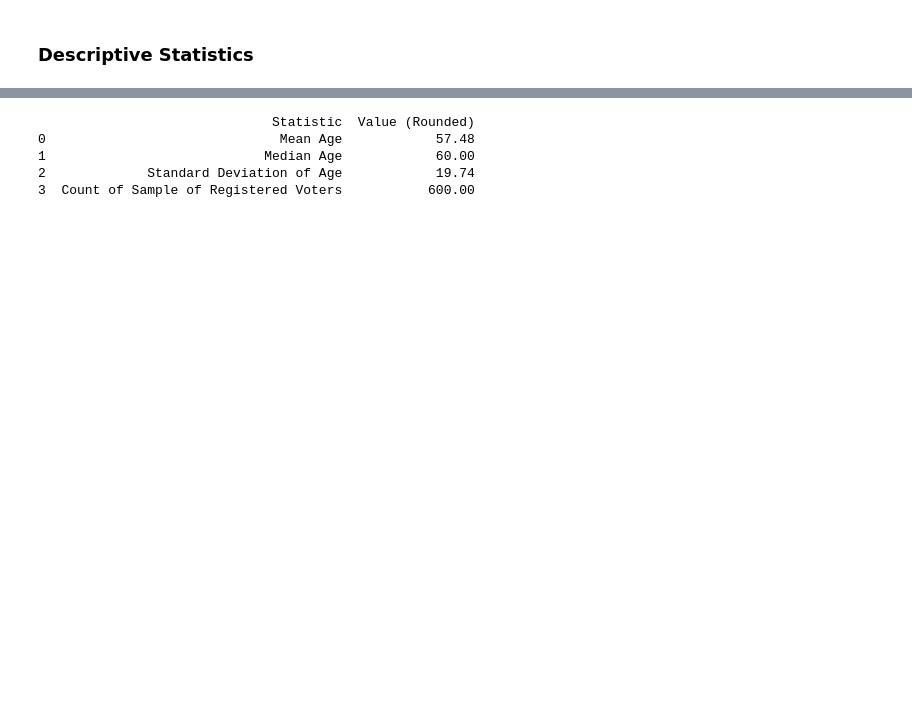
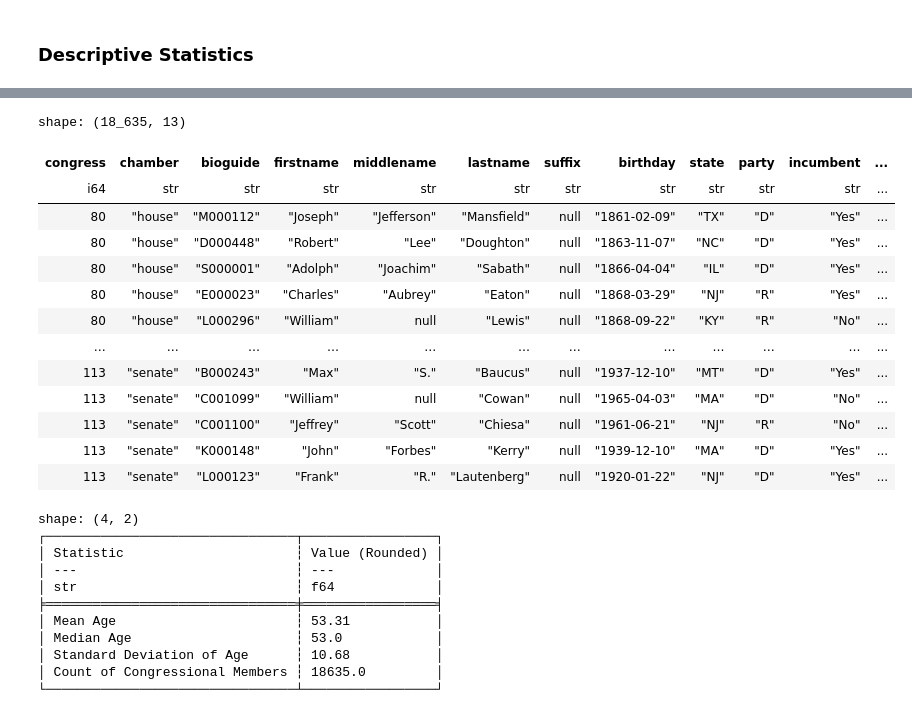
Before and after one commit to nogibjj/PeterdeGuzman_Mini3, a Jupyter notebook: main.ipynb, the cells around one changed output, grey strips where cells are left out. Drawn from its saved outputs; the diff is of its cells as text; code cells hidden in the pictures; blank space fills up the shorter version.

```diff
--- a/main.ipynb
+++ b/main.ipynb
@@ -38,10 +16,37 @@ display(df)
+# %%
+# Define Function to Read in Data from Github URL
+
+
+def read_congressdata(url):
+    return pl.read_csv(url, has_header=True, truncate_ragged_lines=True)
+
+
+# Load Data
+url = "https://github.com/fivethirtyeight/data/blob/master/congress-age/congress-terms.csv?raw=true"
+df = read_congressdata(url)
+display(df)
+# %% [output]
+shape: (18_635, 13)
+| congress | chamber | bioguide | firstname | middlename | lastname | suffix | birthday | state | party | incumbent | ... |
+| i64 | str | str | str | str | str | str | str | str | str | str | ... |
+| 80 | "house" | "M000112" | "Joseph" | "Jefferson" | "Mansfield" | null | "1861-02-09" | "TX" | "D" | "Yes" | ... |
+| 80 | "house" | "D000448" | "Robert" | "Lee" | "Doughton" | null | "1863-11-07" | "NC" | "D" | "Yes" | ... |
+| 80 | "house" | "S000001" | "Adolph" | "Joachim" | "Sabath" | null | "1866-04-04" | "IL" | "D" | "Yes" | ... |
+| 80 | "house" | "E000023" | "Charles" | "Aubrey" | "Eaton" | null | "1868-03-29" | "NJ" | "R" | "Yes" | ... |
+| 80 | "house" | "L000296" | "William" | null | "Lewis" | null | "1868-09-22" | "KY" | "R" | "No" | ... |
+| … | … | … | … | … | … | … | … | … | … | … | ... |
+| 113 | "senate" | "B000243" | "Max" | "S." | "Baucus" | null | "1937-12-10" | "MT" | "D" | "Yes" | ... |
+| 113 | "senate" | "C001099" | "William" | null | "Cowan" | null | "1965-04-03" | "MA" | "D" | "No" | ... |
+| 113 | "senate" | "C001100" | "Jeffrey" | "Scott" | "Chiesa" | null | "1961-06-21" | "NJ" | "R" | "No" | ... |
+| 113 | "senate" | "K000148" | "John" | "Forbes" | "Kerry" | null | "1939-12-10" | "MA" | "D" | "Yes" | ... |
+| 113 | "senate" | "L000123" | "Frank" | "R." | "Lautenberg" | null | "1920-01-22" | "NJ" | "D" | "Yes" | ... |
 # %%
-# Define Functions to Calculate Mean, Median, and Standard Deviation of Age Among Registered Voters
+# Define Functions to Calculate Mean, Median, and Standard Deviation of Age
 def mean_age(df):
     # calculate mean of column with "age" in it
     age_column = [col for col in df.columns if "age" in col]
     if age_column:
-        # Assuming there's only one age column in NC voter file data
+        # Assuming there's onlmeany one age column in NC voter file data
         column_name = age_column[0]
         # Calculate the mean of the identified column
         result = df[column_name].mean()
@@ -85,7 +90,7 @@ summary = {
         "Mean Age",
         "Median Age",
         "Standard Deviation of Age",
-        "Count of Sample of Registered Voters",
+        "Count of Congressional Members",
     ],
     "Value (Rounded)": [
         round(mean_age(df), 2),
@@ -94,16 +99,21 @@ summary = {
         round(len(df), 2),
     ],
 }
-
 # Create DataFrame
-summarydf = pd.DataFrame(summary)
+summarydf = pl.DataFrame(summary)
 print(summarydf)
 # %% [output]
-                              Statistic  Value (Rounded)
-0                              Mean Age            57.48
-1                            Median Age            60.00
-2             Standard Deviation of Age            19.74
-3  Count of Sample of Registered Voters           600.00
+shape: (4, 2)
+┌────────────────────────────────┬─────────────────┐
+│ Statistic                      ┆ Value (Rounded) │
+│ ---                            ┆ ---             │
+│ str                            ┆ f64             │
+╞════════════════════════════════╪═════════════════╡
+│ Mean Age                       ┆ 53.31           │
+│ Median Age                     ┆ 53.0            │
+│ Standard Deviation of Age      ┆ 10.68           │
+│ Count of Congressional Members ┆ 18635.0         │
+└────────────────────────────────┴─────────────────┘
 # %% [markdown]
 ### Data Visualization
 
```
Also changed, not shown: parts of 9 cells of this notebook, 8 other files.
